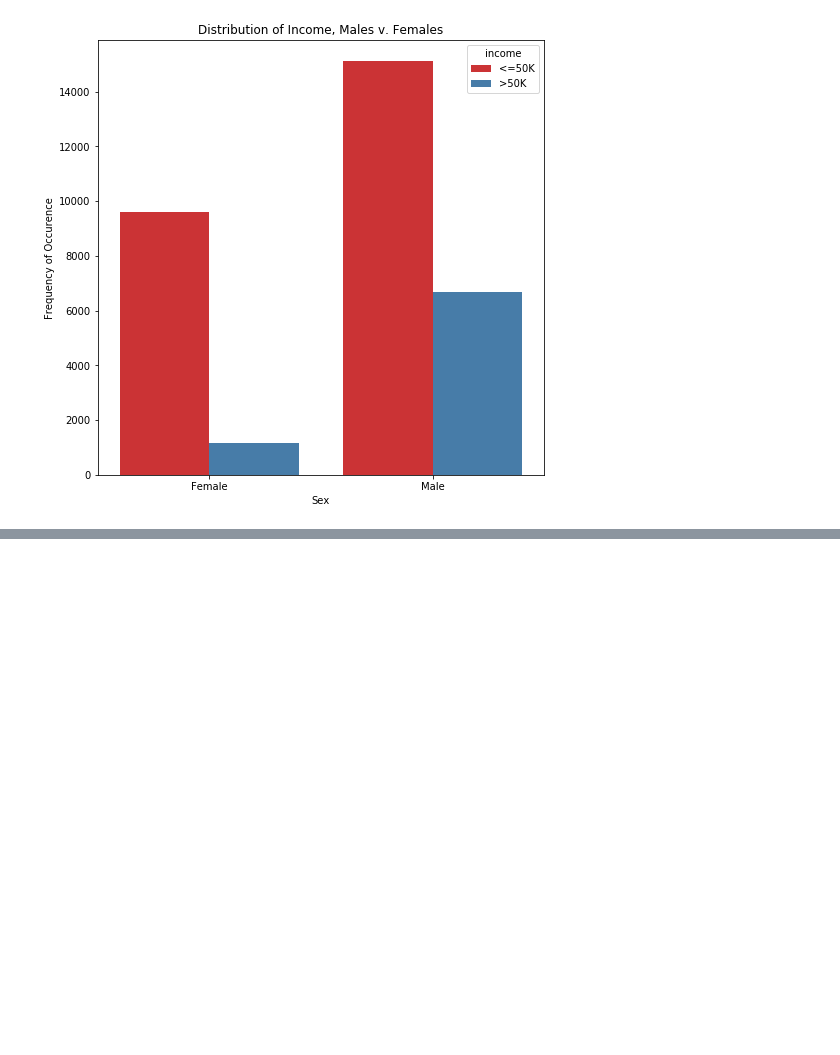
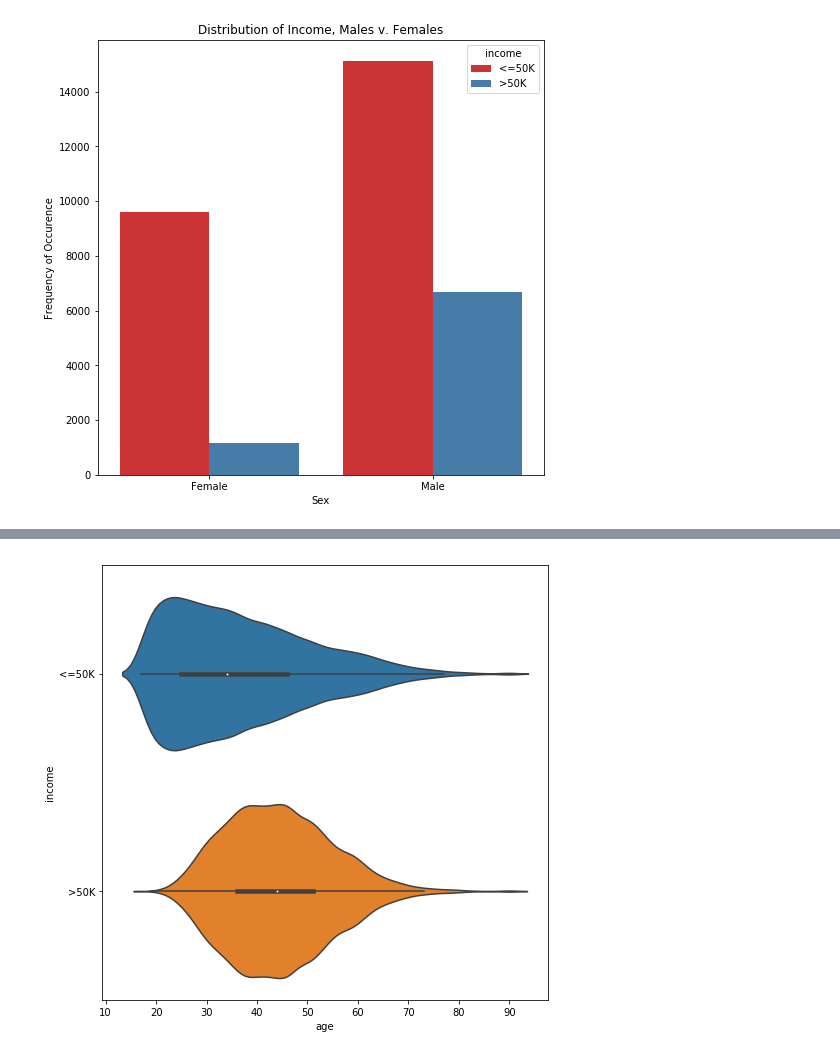
Before and after one commit to fairfield-university-ba505-fall2018/final-project-mike-frank-ben, a Jupyter notebook: Merged Project.ipynb, the cells around one changed output, grey strips where cells are left out. Cells and saved outputs as stored; diff of their text form; code cells hidden in the pictures; blank space fills up the shorter version.

```diff
--- a/Merged Project.ipynb
+++ b/Merged Project.ipynb
@@ -272,0 +277,7 @@ plt.show()
+# %%
+#Look at the relationship between income and age
+raw_data=pd.read_csv('adult.csv',header=0)
+sns.violinplot(y='income',x='age',data=raw_data)
+plt.show()
+# %% [output]
+[figure, added]
```
Also changed, not shown: parts of 7 cells of this notebook.
